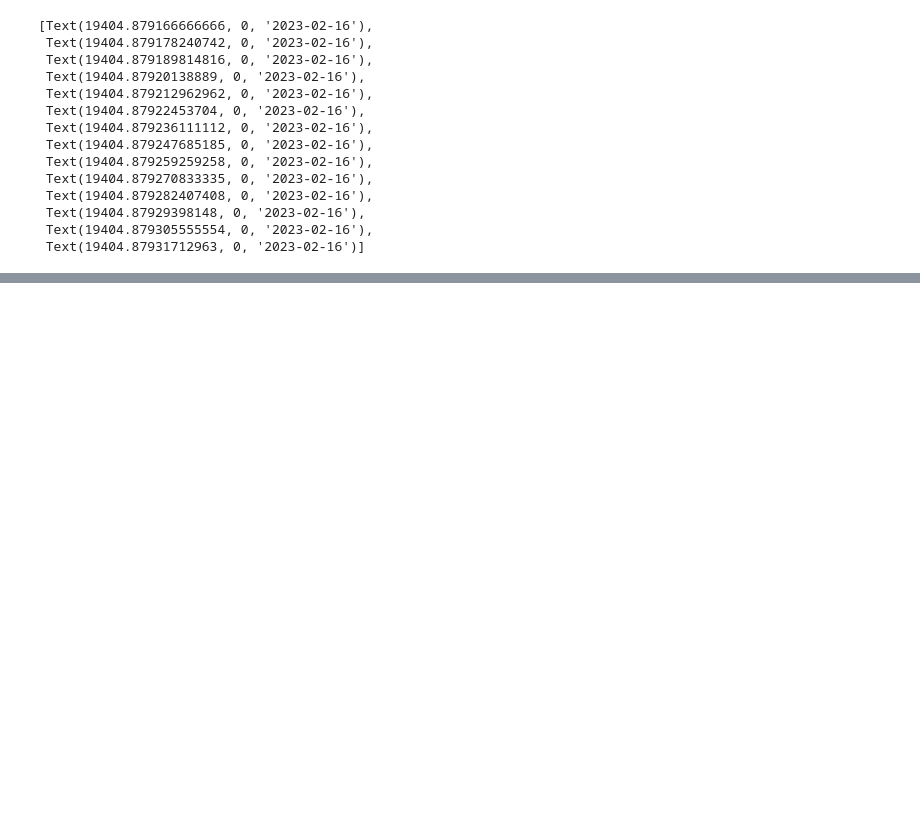
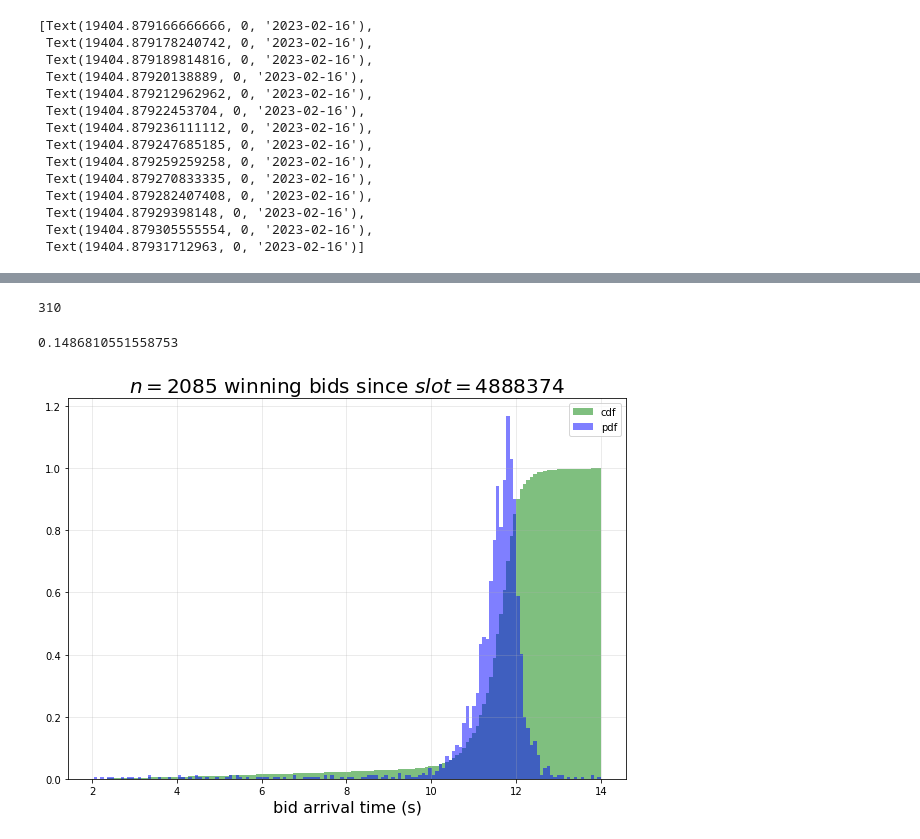
Before and after one commit to michaelneuder/relay-data, a Jupyter notebook: single-slot.ipynb, the cells around one changed output, grey strips where cells are left out. Saved outputs shown, nothing was run; the diff lists cells and outputs as text; code cells hidden in the pictures; blank space fills up the shorter version.

```diff
--- a/single-slot.ipynb
+++ b/single-slot.ipynb
@@ -199,0 +178,37 @@ ax.get_xticklabels()
+# %%
+times12 = []
+for t in times:
+    if t < 2:
+        times12.append(t+12)
+    if t >= 2 and t < 14:
+        times12.append(t)
+    if t >= 14 and t < 26:
+        times12.append(t-12)
+    if t >= 26 and t < 38:
+        times12.append(t-24)
+    if t >= 38 and t < 50:
+        times12.append(t-36)
+    if t >= 50:
+        times12.append(t-48)
+times12 = np.asarray(times12)
+# %%
+len(times12[times12>12])
+# %% [output]
+310
+# %%
+310/2085
+# %% [output]
+0.1486810551558753
+# %%
+f, ax = plt.subplots(figsize=(10,7))
+
+ax.hist(times12, bins=150, color='g', alpha=0.5, cumulative=1, density=True, label='cdf')
+ax.hist(times12, bins=150, color='b', alpha=0.5, density=True, label='pdf')
+
+ax.grid(alpha=0.3)
+ax.set_xlabel('bid arrival time (s)', size=16)
+ax.set_title('$n=2085$ winning bids since $slot=4888374$', size=20)
+ax.legend()
+plt.show()
+# %% [output]
+[figure, added]
```
Also changed, not shown: parts of 4 cells of this notebook, 1 other file.
